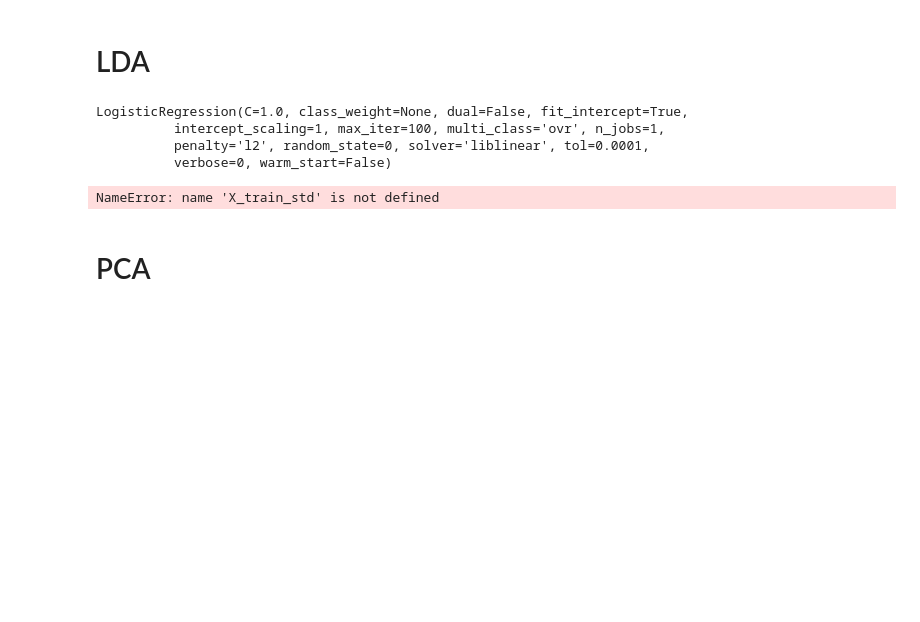
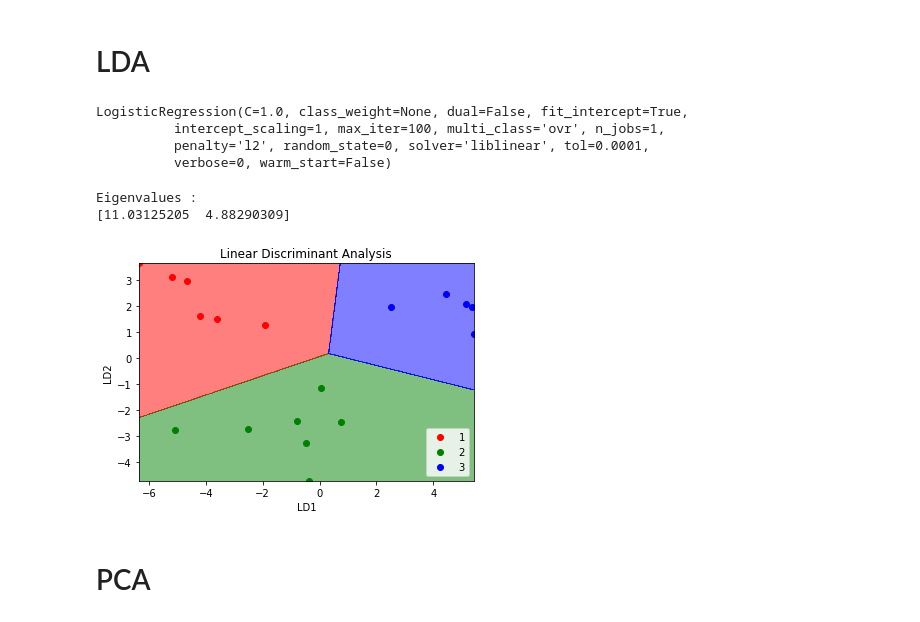
Before and after one commit to jennychiou/Class_RA, a Jupyter notebook: HW/7107029022_1030_RAhomework.ipynb, the cells around one changed output. Cells and saved outputs as stored; diff of their text form; code cells hidden in the pictures; blank space fills up the shorter version.

```diff
--- a/HW/7107029022_1030_RAhomework.ipynb
+++ b/HW/7107029022_1030_RAhomework.ipynb
@@ -39,12 +39,13 @@ LogisticRegression(C=1.0, class_weight=None, dual=False, fit_intercept=True,
 y_pred = classifier.predict(X_test)
 # %%
 # 計算特徵值
-cov_mat = np.cov(X_train_std.T)
+cov_mat = np.cov(X_train.T)
 eigen_vals, eigen_vecs = np.linalg.eig(cov_mat)
 
 print('\nEigenvalues : \n%s' % eigen_vals)
 # %% [output]
-NameError: name 'X_train_std' is not defined
+Eigenvalues :
+[11.03125205  4.88290309]
 # %%
 from matplotlib.colors import ListedColormap
 X_set, y_set = X_test, y_test
@@ -54,19 +55,21 @@ aranged_pc2 = np.arange(start = X_set[:, 1].min(), stop = X_set[:, 1].max(), ste
 # %%
 # 視覺化
 X1, X2 = np.meshgrid(aranged_pc1, aranged_pc2)
 plt.contourf(X1, X2, classifier.predict(np.array([X1.ravel(), X2.ravel()]).T).reshape(X1.shape),
-alpha = 0.5, cmap = ListedColormap(('orange', 'blue', 'green')))
+alpha = 0.5, cmap = ListedColormap(('red', 'green', 'blue')))
 
 plt.xlim(X1.min(), X1.max())
 plt.ylim(X2.min(), X2.max())
 for i, j in enumerate(np.unique(y_set)):
     plt.scatter(X_set[y_set == j, 0], X_set[y_set == j, 1],
                 c = ListedColormap(('red', 'green','blue'))(i), label = j)
 plt.title('Linear Discriminant Analysis')
 plt.xlabel('LD1')
 plt.ylabel('LD2')
 plt.legend()
 plt.show()
+# %% [output]
+[figure, added]
 # %% [markdown]
 # PCA
 # %%
```
Also changed, not shown: 1 other file.
